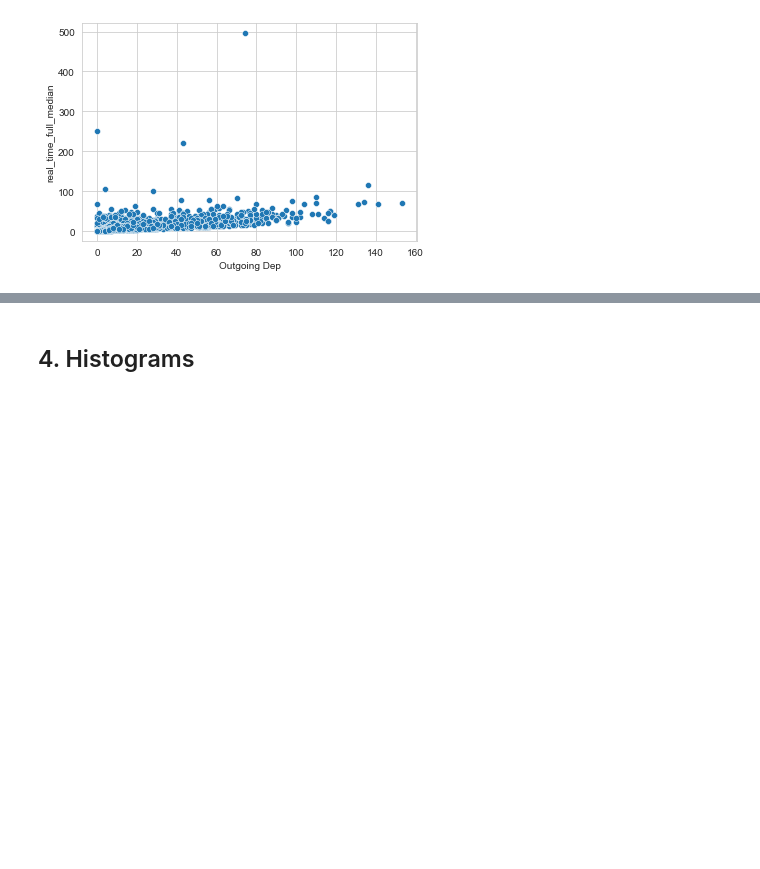
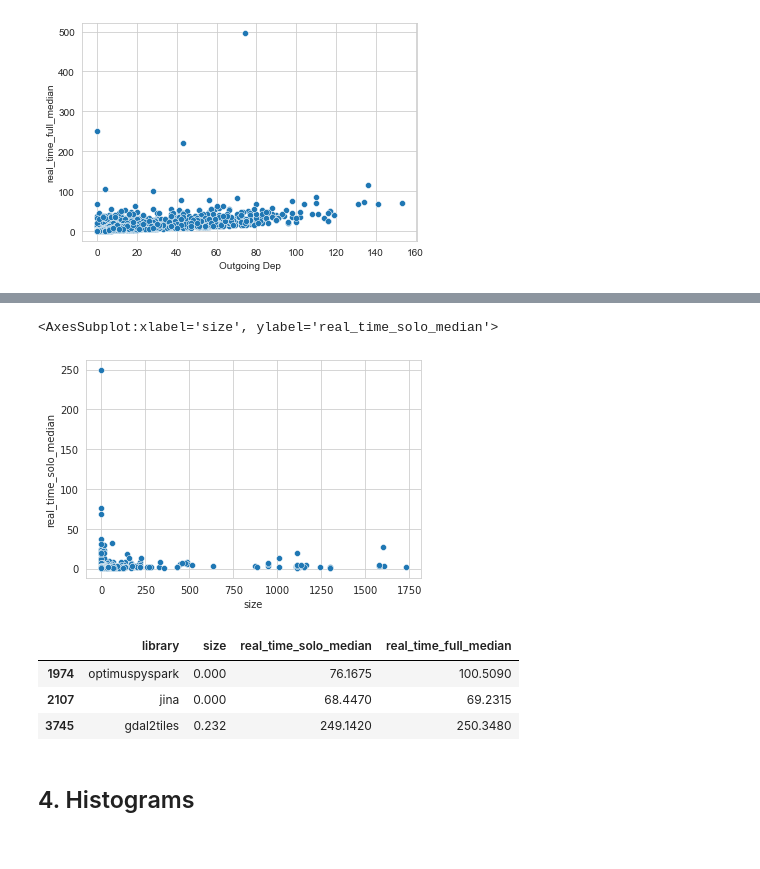
Before and after one commit to kevingao26/Binder-Logs, a Jupyter notebook: 5. Data Sorting II & Model Initiation/pentagon_EDA.ipynb, the cells around one changed output, grey strips where cells are left out. Drawn from its saved outputs; the diff is of its cells as text; code cells hidden in the pictures; blank space fills up the shorter version.

```diff
--- a/5. Data Sorting II & Model Initiation/pentagon_EDA.ipynb
+++ b/5. Data Sorting II & Model Initiation/pentagon_EDA.ipynb
@@ -206,3 +262,15 @@ sns.scatterplot(x="Outgoing Dep", y=tm + "_time_solo_median", data=df)
+# %%
+sns.scatterplot(x="size", y=tm + "_time_solo_median", data=df)
+# %% [output]
+<AxesSubplot:xlabel='size', ylabel='real_time_solo_median'>
+[figure, added]
+# %%
+df[["library", "size", "real_time_solo_median", "real_time_full_median"]][df["real_time_solo_median"] > 50]
+# %% [output]
+|  | library | size | real_time_solo_median | real_time_full_median |
+| 1974 | optimuspyspark | 0.000 | 76.1675 | 100.5090 |
+| 2107 | jina | 0.000 | 68.4470 | 69.2315 |
+| 3745 | gdal2tiles | 0.232 | 249.1420 | 250.3480 |
 # %% [markdown]
 <a name='hist'></a>
 ## 4. Histograms
```
Also changed, not shown: parts of 12 cells of this notebook, 5 other files.
